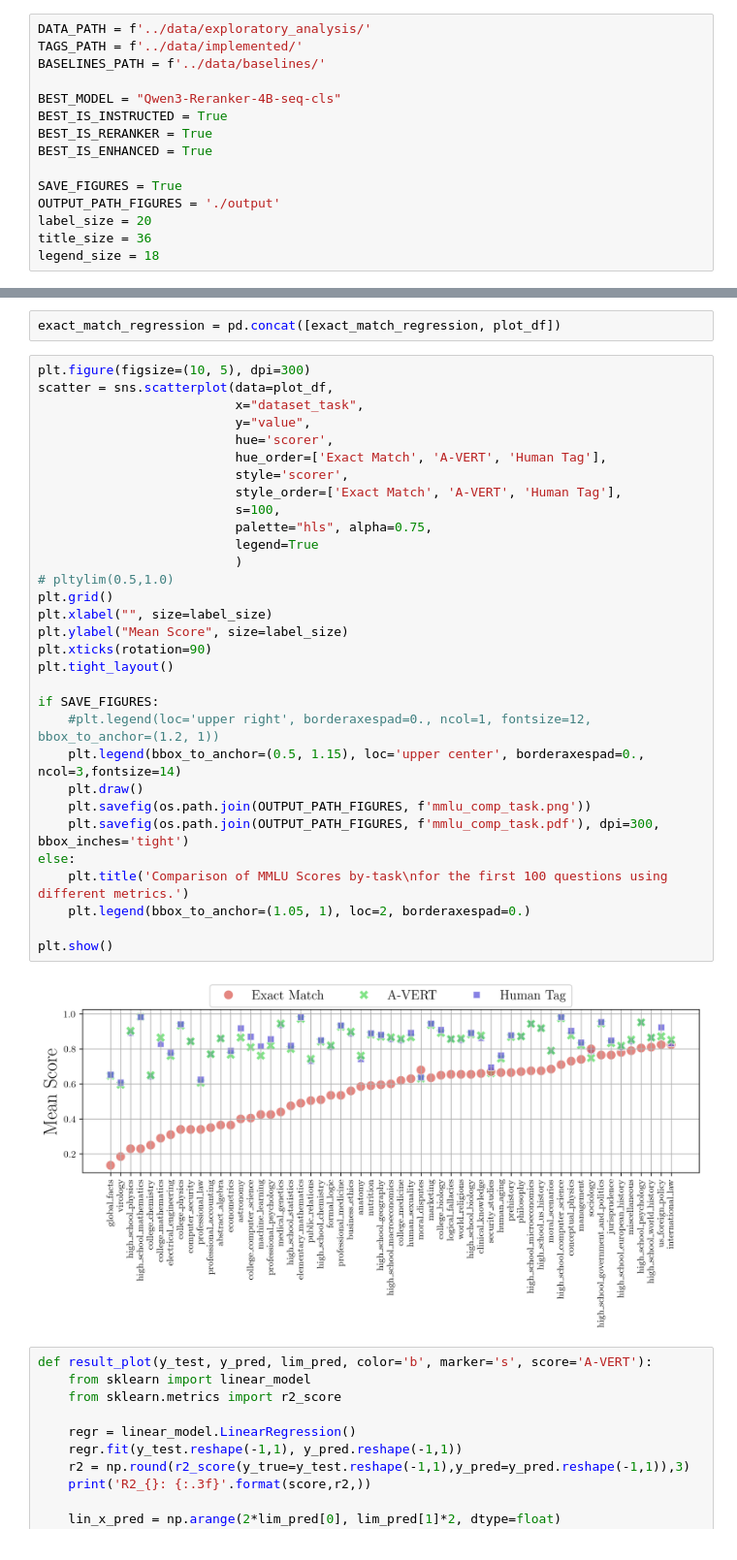
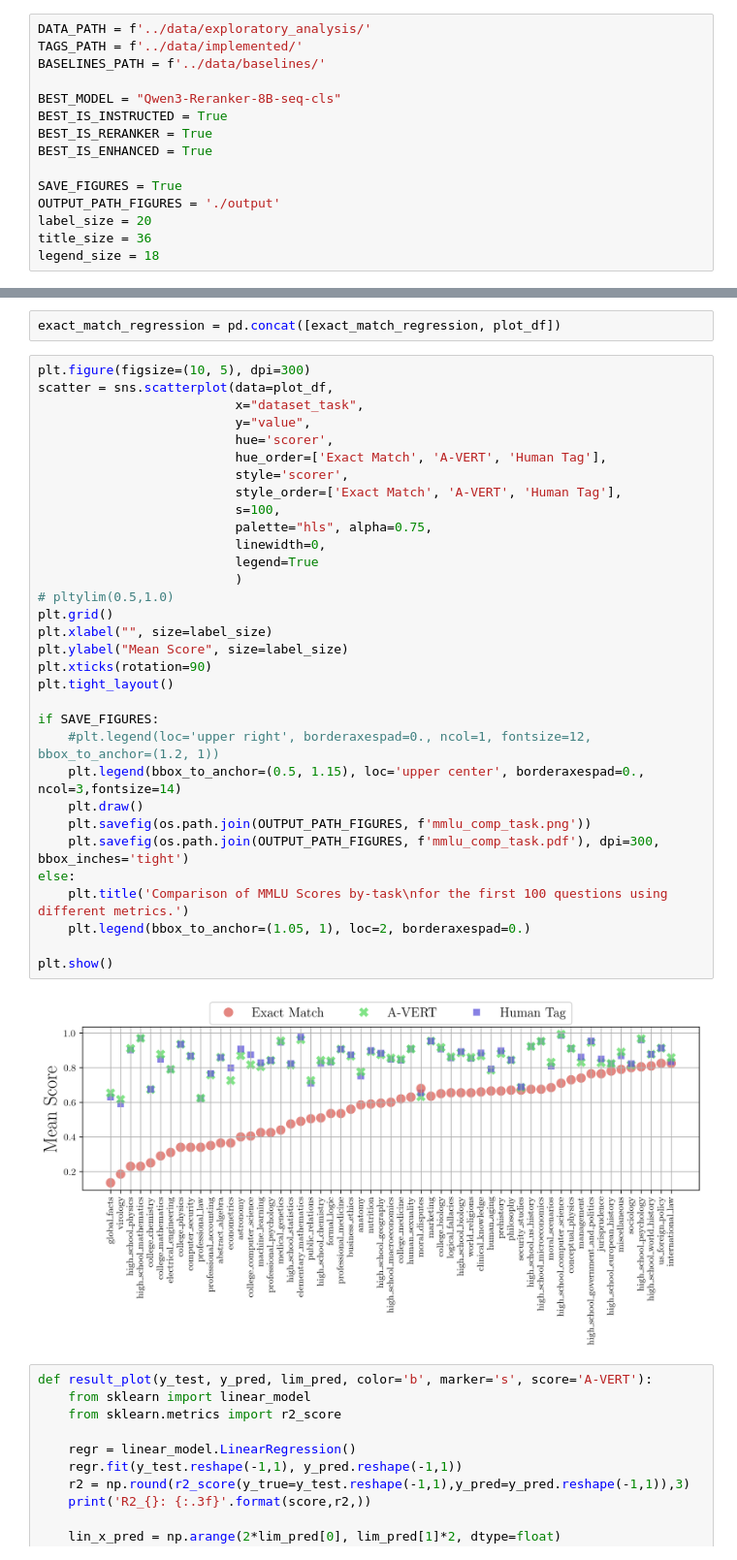
Before and after one commit to pnyxai/a-vert, a Jupyter notebook: notebooks/process_results.ipynb, the cells around one changed output, grey strips where cells are left out. Shown at 97% size. Drawn from its saved outputs; the diff is of its cells as text.

```diff
--- a/notebooks/process_results.ipynb
+++ b/notebooks/process_results.ipynb
@@ -228,7 +228,7 @@ DATA_PATH = f'../data/exploratory_analysis/'
 TAGS_PATH = f'../data/implemented/'
 BASELINES_PATH = f'../data/baselines/'
 
-BEST_MODEL = "Qwen3-Reranker-4B-seq-cls"
+BEST_MODEL = "Qwen3-Reranker-8B-seq-cls"
 BEST_IS_INSTRUCTED = True
 BEST_IS_RERANKER = True
 BEST_IS_ENHANCED = True
@@ -1209,34 +1242,35 @@ plt.figure(figsize=(10, 5), dpi=300)
 scatter = sns.scatterplot(data=plot_df,
                           x="dataset_task",
                           y="value",
                           hue='scorer',
                           hue_order=['Exact Match', 'A-VERT', 'Human Tag'],
                           style='scorer',
                           style_order=['Exact Match', 'A-VERT', 'Human Tag'],
                           s=100,
                           palette="hls", alpha=0.75,
+                          linewidth=0,
                           legend=True
                           )
 # pltylim(0.5,1.0)
 plt.grid()
 plt.xlabel("", size=label_size)
 plt.ylabel("Mean Score", size=label_size)
 plt.xticks(rotation=90)
 plt.tight_layout()
 
 if SAVE_FIGURES:
     #plt.legend(loc='upper right', borderaxespad=0., ncol=1, fontsize=12, bbox_to_anchor=(1.2, 1))
     plt.legend(bbox_to_anchor=(0.5, 1.15), loc='upper center', borderaxespad=0., ncol=3,fontsize=14)
     plt.draw()
     plt.savefig(os.path.join(OUTPUT_PATH_FIGURES, f'mmlu_comp_task.png'))
     plt.savefig(os.path.join(OUTPUT_PATH_FIGURES, f'mmlu_comp_task.pdf'), dpi=300, bbox_inches='tight')
 else:
     plt.title('Comparison of MMLU Scores by-task\nfor the first 100 questions using different metrics.')
     plt.legend(bbox_to_anchor=(1.05, 1), loc=2, borderaxespad=0.)
 
 plt.show()
 # %% [output]
-[figure, old version]
+[figure, new version]
 # %%
 def result_plot(y_test, y_pred, lim_pred, color='b', marker='s', score='A-VERT'):
     from sklearn import linear_model
```
Also changed, not shown: parts of 30 cells of this notebook.
